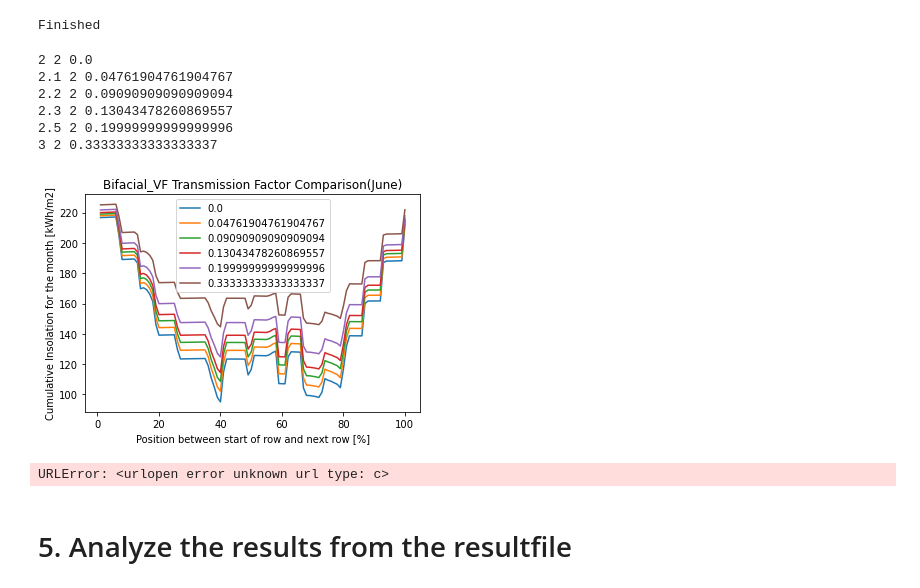
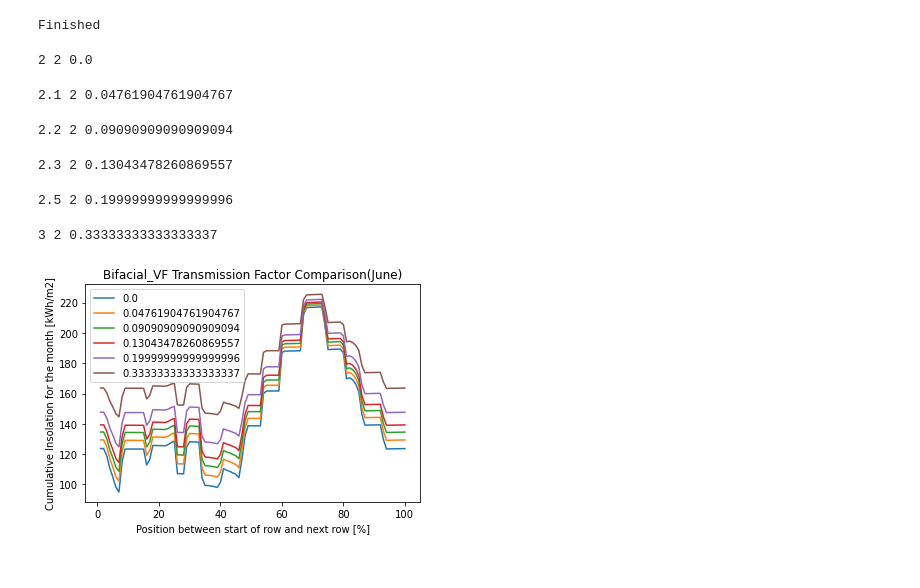
Before and after one commit to NREL/bifacialvf, a Jupyter notebook: docs/tutorials/Bifacialvf_Experiment_2_Tracking.ipynb, the cells around one changed output. Cells and saved outputs as stored; diff of their text form; code cells hidden in the pictures.

```diff
--- a/docs/tutorials/Bifacialvf_Experiment_2_Tracking.ipynb
+++ b/docs/tutorials/Bifacialvf_Experiment_2_Tracking.ipynb
@@ -18,13 +27,6 @@ import seaborn as sns
 testfolder = Path().resolve().parent.parent / 'bifacialvf' / 'TEMP' / 'Experiment_2'
 if not os.path.exists(testfolder):
     os.makedirs(testfolder)
-# %%
-plt.rcParams['timezone'] = 'Etc/GMT+7'
-font = {'family' : 'DejaVu Sans',
-'weight' : 'bold',
-'size'   : 22}
-plt.rc('font', **font)
-plt.rcParams['figure.figsize'] = (12, 5)
 # %%
 # Variables
 
@@ -444,8 +361,8 @@ Backtracking Option is set to:  True
 Saving Ground Irradiance Values for AgriPV Analysis.
 Finished
 # %%
+#Perform the same graph changes as hub height for GCR
 for gc in range (0, len(GCRs)):
-        #Build scene and run raytracing for all 3 azimuths
     GCR = GCRs[gc]
     pitch = CW/GCR
     writefiletitle = os.path.join(testfolder, 'Results_Test_GCR_'+str(GCR)+'.csv')
@@ -462,11 +379,20 @@ for gc in range (0, len(GCRs)):
 
                        df.columns[4]: "May",df.columns[5]: "Jun",df.columns[6]: "Jul",df.columns[7]: "Aug",
                        df.columns[8]: "Sep",df.columns[9]: "Oct",df.columns[10]: "Nov",df.columns[11]: "Dec"    }, inplace = True)
-    #xstep = (len(data_line_f))
-    x_axis = list(range(1,101))
+
+    Jun = df['Jun']
+    #Split the column at the midpoint and bring the front data to the back. This is done to look at data between middle of rows
+    # instead of from front edge to front edge
+    splitfront = Jun.iloc[:33]
+    splitback = Jun.iloc[33:]
+    full = splitback.append(splitfront)
+    #create x axis
+    xstep = pitch_def/100
+    xaxis = np.linspace(0, pitch_def, num=100, endpoint=True)
+
     #x_axis_rad = np.linspace(0,100,xstep)
     plt.figure(1)
-    VF = plt.plot(x_axis, df['Jun']/1000, label=GCR)
+    VF = plt.plot(x_axis, full/1000, label=GCR)
     #fig = (df['May']/1000).plot()
     #Radiance = plt.plot(x_axis_rad,data_line_f['Wm2Front']/1000, label='Radiance')
     #fig.set_xlabel('Position between start of row and next row [%]')
@@ -672,6 +551,7 @@ Backtracking Option is set to:  True
 Saving Ground Irradiance Values for AgriPV Analysis.
 Finished
 # %%
+#Perform the same graph changes as hub height for TransFactor
 xl = 2
 yl = 1
 ygaps = [0,.1,.2,.3,.5,1]
@@ -681,52 +561,47 @@ numpanels_l = 2
 for yg in range (0, len(ygaps)):
         #Build scene and run raytracing for all 3 azimuths
     ygap = ygaps[yg]
     CW = yl * numpanels_l +(ygap * (numpanels_l-1)) #Collector Width
     AA = yl*numpanels_l #Area of module that light hits
     transFactor = 1 - (AA/CW) # TransmissionFactor(open area fraction)
     pitch = CW/GCR_def/CW
     print(CW,AA,transFactor)
     writefiletitle = os.path.join(testfolder, 'Results_Test_TFactor_'+str(transFactor)+'.csv')
 
     #Load the results from the resultfile
     from bifacialvf import loadVFresults
     (data, metadata) = loadVFresults(writefiletitle)
     #Work with data in resultfile
     data.set_index(pd.to_datetime(data['date']), inplace=True, drop=True)
     data.index = data.index.map(lambda t: t.replace(year=2021))   # Chagning to be the same year
     groundIrrads = data['Ground Irradiance Values'].str.strip('[]').str.split(' ', expand=True).astype(float)
     df = groundIrrads.groupby([pd.Grouper(freq='M')]).sum().T
     # I'm sure there's a fancier way to do this but hey, this works.
     df.rename(columns={ df.columns[0]: "Jan", df.columns[1]: "Feb",df.columns[2]: "Mar", df.columns[3]: "Apr",
 
                        df.columns[4]: "May",df.columns[5]: "Jun",df.columns[6]: "Jul",df.columns[7]: "Aug",
                        df.columns[8]: "Sep",df.columns[9]: "Oct",df.columns[10]: "Nov",df.columns[11]: "Dec"    }, inplace = True)
-    #xstep = (len(data_line_f))
-    x_axis = list(range(1,101))
-    #x_axis_rad = np.linspace(0,100,xstep)
+
+    Jun = df['Jun']
+    #Split the column at the midpoint and bring the front data to the back. This is done to look at data between middle of rows
+    # instead of from front edge to front edge
+    splitfront = Jun.iloc[:33]
+    splitback = Jun.iloc[33:]
+    full = splitback.append(splitfront)
+    #create x axis
+    xstep = pitch_def/100
+    xaxis = np.linspace(0, pitch_def, num=100, endpoint=True)
     plt.figure(1)
-    VF = plt.plot(x_axis, df['Jun']/1000, label=transFactor)
-    #fig = (df['May']/1000).plot()
-    #Radiance = plt.plot(x_axis_rad,data_line_f['Wm2Front']/1000, label='Radiance')
-    #fig.set_xlabel('Position between start of row and next row [%]')
-    #fig.set_ylabel('Cumulative Insolation for the month [kWh/m2]')
+    VF = plt.plot(x_axis, full/1000, label=transFactor)
     plt.title('Bifacial_VF Transmission Factor Comparison(June)')
     plt.xlabel('Position between start of row and next row [%]')
     plt.ylabel('Cumulative Insolation for the month [kWh/m2]')
     plt.legend()
 # %% [output]
 2 2 0.0
-2.1 2 0.04761904761904767
-2.2 2 0.09090909090909094
-2.3 2 0.13043478260869557
-2.5 2 0.19999999999999996
-3 2 0.33333333333333337
+2.1 2 0.04761904761904767
+2.2 2 0.09090909090909094
+2.3 2 0.13043478260869557
+2.5 2 0.19999999999999996
+3 2 0.33333333333333337
-[figure, old version]
+[figure, new version]
-# %%
-from bifacialvf import loadVFresults
-writefile180 = os.path.join(testfolder,'Results_Test_Tilt_180.csv')
-(data, metadata) = loadVFresults(writefile180)
-# %% [output]
-URLError: <urlopen error unknown url type: c>
-# %% [markdown]
-# 5. Analyze the results from the resultfile
```
Also changed, not shown: parts of 35 cells of this notebook, 2 other files.
